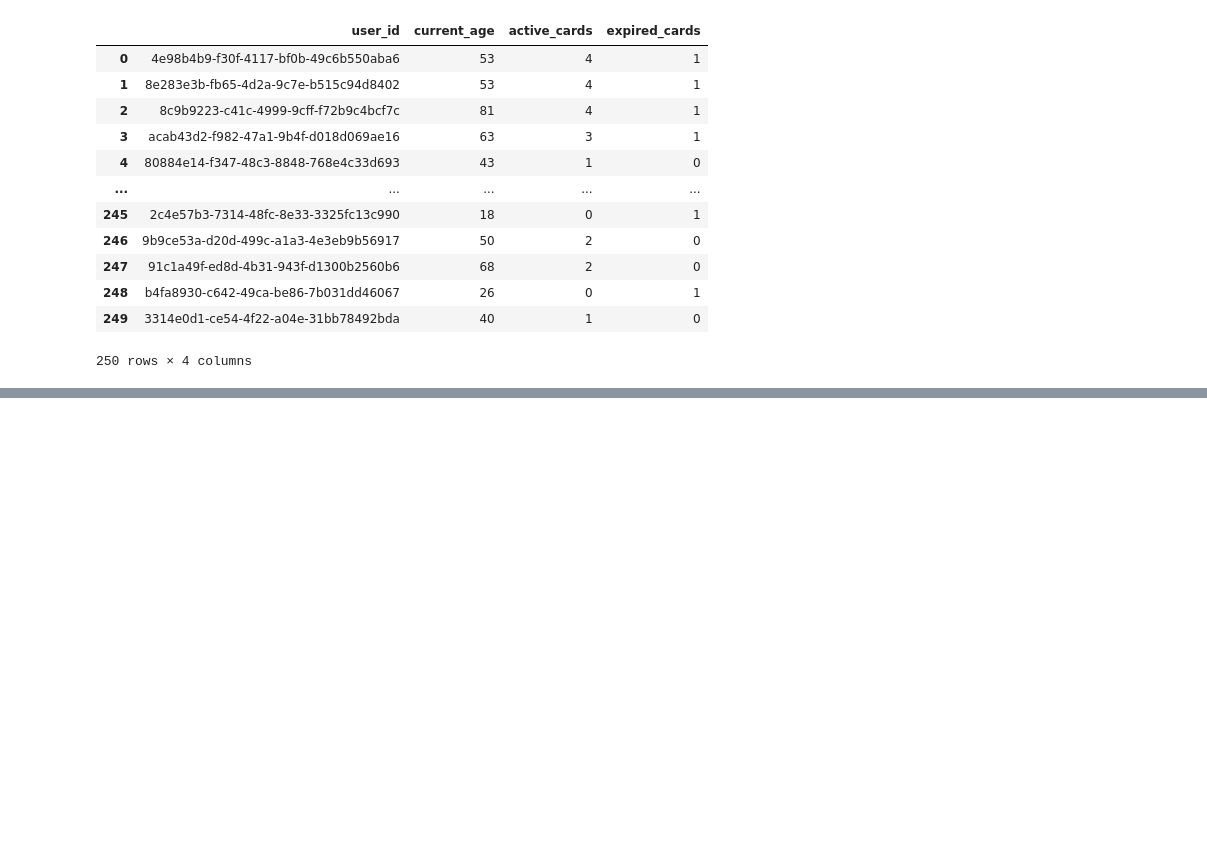
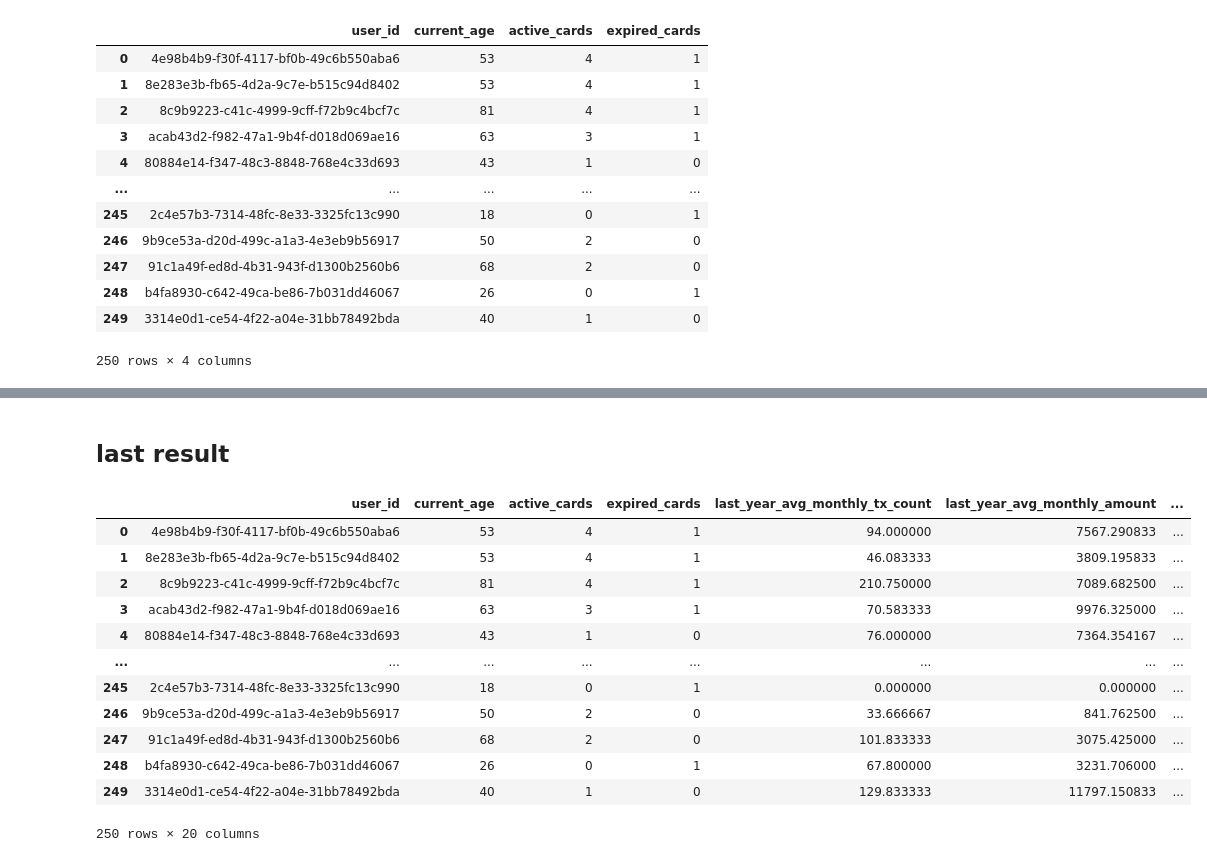
Before and after one commit to QuartzQw/Data_Cleansing, a Jupyter notebook: Lab 4_ Data cleansing and preparation.ipynb, the cells around one changed output, grey strips where cells are left out. Saved outputs shown, nothing was run; the diff lists cells and outputs as text; code cells hidden in the pictures; blank space fills up the shorter version.

```diff
--- a/Lab 4_ Data cleansing and preparation.ipynb
+++ b/Lab 4_ Data cleansing and preparation.ipynb
@@ -245,0 +373,12 @@ user_prof
+# %%
+# these result aren't the same as Sample output (because dropping error transactions)
+cd_tst_temp = cd_tst[cd_tst.errors.isna()]
+
+# find Top merchant category, sum on specified mcc of any user id
+tempDf = cd_tst_temp.pivot_table(index = "user_id",columns = "mcc", values = "amount", aggfunc = "sum").reset_index()
+tempDf["mcc"] = tempDf.drop(columns=[tempDf.columns[0],tempDf.columns[-1]]).idxmax(axis =1)
+
+# merging and renaming columns
+tempDf = pd.merge(tempDf[["user_id","mcc"]], mc_code[["mcc", "edited_description"]], on = "mcc", how = "left")
+tempDf = tempDf.rename(columns = {"mcc":"top_mcc_by_tx_amount","edited_description":"top_mcc_by_tx_amount_desc"})
+user_prof = pd.merge(user_prof, tempDf, on="user_id", how = "left")
@@ -245,0 +397,22 @@ user_prof
+# %%
+# get transactions which come with errors
+cd_tst_err = cd_tst[cd_tst.errors.notna()]
+
+# handling multiple errors in a cell
+tempDf = cd_tst_err[["user_id", "errors", "amount"]]
+tempDf["errors"] = tempDf["errors"].str.split(',')
+tempDf = tempDf.explode("errors", ignore_index=True)
+
+# np.unique(tempDf["errors"]) # recheck error has been seperated
+
+# counting each errors type occured to user_id
+err_report = tempDf.pivot_table(index ="user_id", columns = "errors", values= "amount", aggfunc = "count").reset_index()
+err_report = err_report.fillna(0)
+err_report.columns = ["user_id",
+                      "tx_errors_bad_cvv",
+                      "tx_errors_bad_card_number",
+                      "tx_errors_bad_expiration",
+                      "tx_errors_bad_pin",
+                      "tx_errors_bad_zipcode",
+                      "tx_errors_insufficient_balance",
+                      "tx_errors_technical_glitch"]
@@ -245,0 +425,6 @@ user_prof
+# %%
+# merge to user_prof
+user_prof = pd.merge(user_prof, err_report, on = "user_id", how = "left")
+
+# replace Nan to 0 for entire user_prof
+user_prof.fillna(0, inplace = True)
@@ -245,0 +441,18 @@ user_prof
+# %% [markdown]
+## last result
+# %%
+user_prof
+# %% [output]
+|  | user_id | current_age | active_cards | expired_cards | last_year_avg_monthly_tx_count | last_year_avg_monthly_amount | ... |
+| 0 | 4e98b4b9-f30f-4117-bf0b-49c6b550aba6 | 53 | 4 | 1 | 94.000000 | 7567.290833 | ... |
+| 1 | 8e283e3b-fb65-4d2a-9c7e-b515c94d8402 | 53 | 4 | 1 | 46.083333 | 3809.195833 | ... |
+| 2 | 8c9b9223-c41c-4999-9cff-f72b9c4bcf7c | 81 | 4 | 1 | 210.750000 | 7089.682500 | ... |
+| 3 | acab43d2-f982-47a1-9b4f-d018d069ae16 | 63 | 3 | 1 | 70.583333 | 9976.325000 | ... |
+| 4 | 80884e14-f347-48c3-8848-768e4c33d693 | 43 | 1 | 0 | 76.000000 | 7364.354167 | ... |
+| ... | ... | ... | ... | ... | ... | ... | ... |
+| 245 | 2c4e57b3-7314-48fc-8e33-3325fc13c990 | 18 | 0 | 1 | 0.000000 | 0.000000 | ... |
+| 246 | 9b9ce53a-d20d-499c-a1a3-4e3eb9b56917 | 50 | 2 | 0 | 33.666667 | 841.762500 | ... |
+| 247 | 91c1a49f-ed8d-4b31-943f-d1300b2560b6 | 68 | 2 | 0 | 101.833333 | 3075.425000 | ... |
+| 248 | b4fa8930-c642-49ca-be86-7b031dd46067 | 26 | 0 | 1 | 67.800000 | 3231.706000 | ... |
+| 249 | 3314e0d1-ce54-4f22-a04e-31bb78492bda | 40 | 1 | 0 | 129.833333 | 11797.150833 | ... |
+250 rows × 20 columns
```
Also changed, not shown: parts of 23 cells of this notebook.
